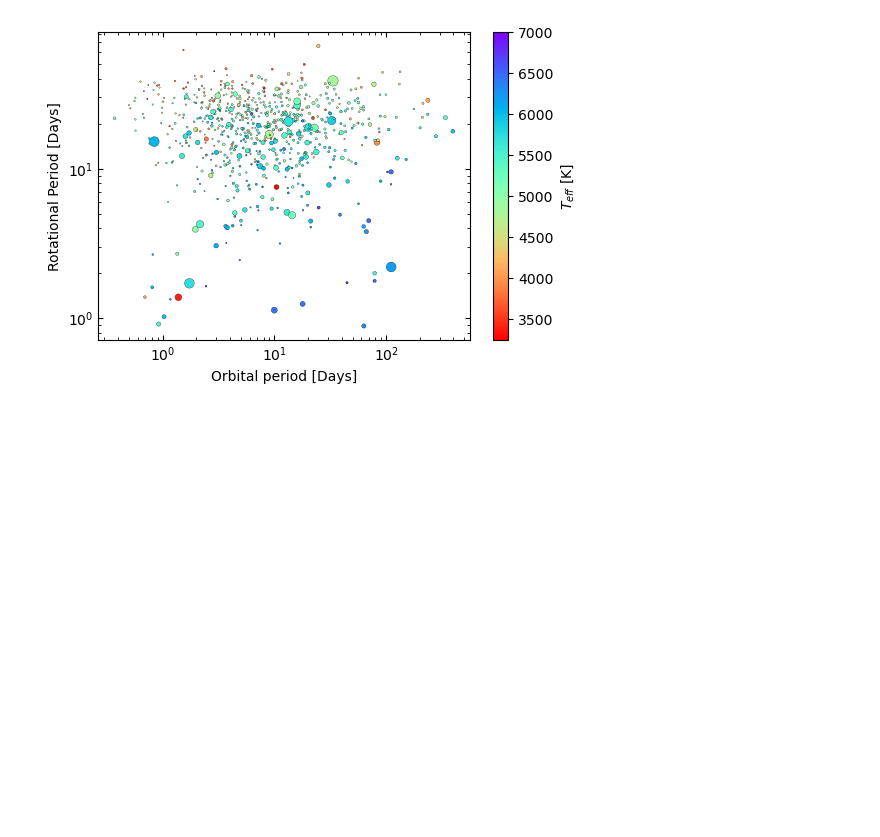
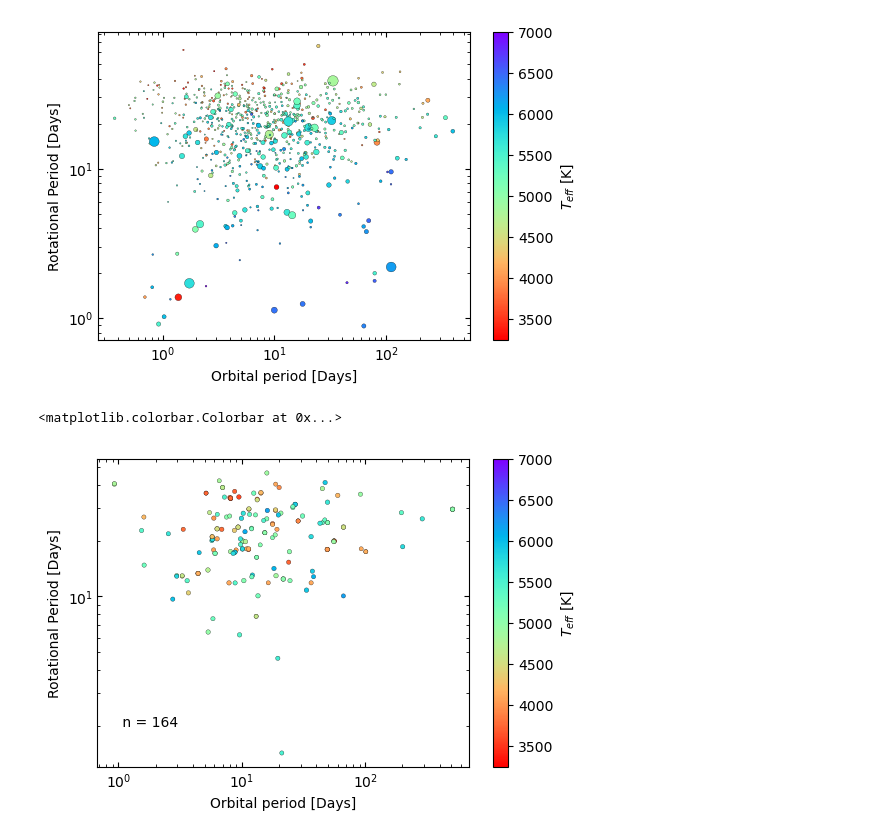
Before and after one commit to ylaksl/Exoplanets-Stats, a Jupyter notebook: sylvio.ipynb, the cells around one changed output. Saved outputs shown, nothing was run; the diff lists cells and outputs as text; code cells hidden in the pictures; blank space fills up the shorter version.

```diff
--- a/sylvio.ipynb
+++ b/sylvio.ipynb
@@ -239,0 +255,20 @@ plt.colorbar(label = r'$T_{eff}$ [K]')
+# %%
+sample_mini = all_data[(all_data['pl_rade'] > 1.8) & (all_data['pl_rade'] < 2.2)]
+# %%
+plt.figure(figsize=(6,4))
+#plt.scatter(sample['pl_orbper'], sample['Prot'], s = sample['pl_rade']*2 ,cmap = 'rainbow_r', c = sample['Teff'], ec = 'black', lw = 0.2).set_clim(3250, 7000) #data2['Teff'])
+plt.scatter(sample_mini['pl_orbper'], sample_mini['Prot'], s = sample_mini['pl_rade']*5 ,cmap = 'rainbow_r', c = sample_mini['Teff'], ec = 'black', lw = 0.2).set_clim(3250, 7000) #data2['Teff'])
+
+
+plt.xscale("log")
+plt.yscale("log")
+plt.xlabel("Orbital period [Days]")
+plt.ylabel("Rotational Period [Days]")
+plt.tick_params(direction='in', which = 'both', bottom = 1, top =1, left = 1, right = 1)
+plt.annotate(f" n = { len(sample_mini) }",[1,2],fontsize=10)
+
+
+plt.colorbar(label = r'$T_{eff}$ [K]')
+# %% [output]
+<matplotlib.colorbar.Colorbar at 0x...>
+[figure, added]
```
Also changed, not shown: parts of 4 cells of this notebook.
